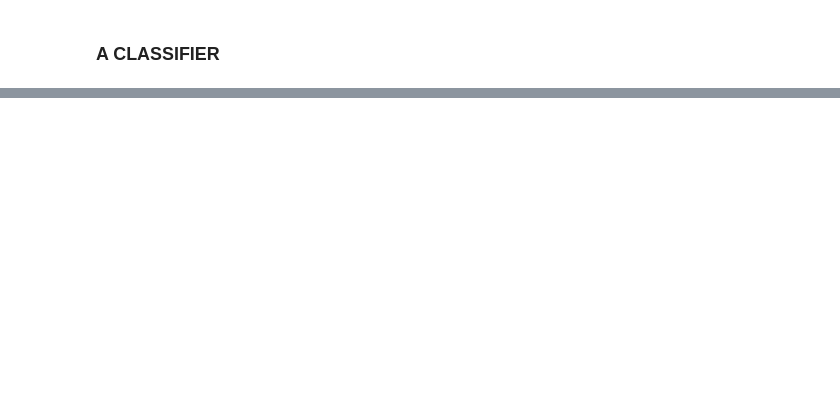
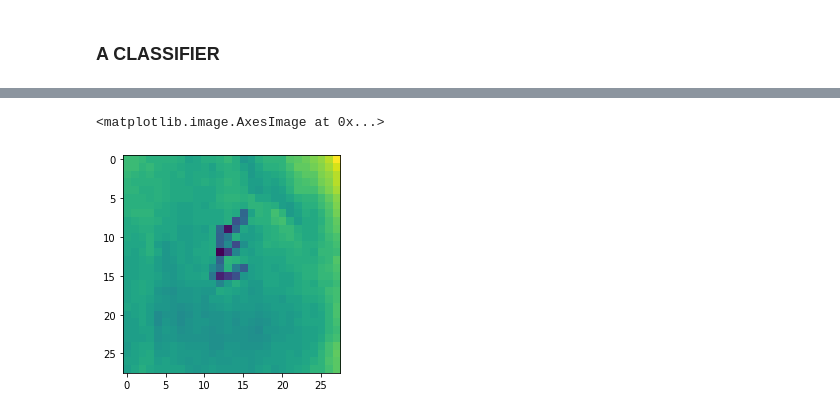
Before and after one commit to dclark18/ML2_TransferLearning, a Jupyter notebook: HW4.ipynb, the cells around one changed output, grey strips where cells are left out. Saved outputs shown, nothing was run; the diff lists cells and outputs as text; code cells hidden in the pictures; blank space fills up the shorter version.

```diff
--- a/HW4.ipynb
+++ b/HW4.ipynb
@@ -164,0 +221,6 @@ array([7, 2, 1, ..., 4, 5, 6], dtype=uint8)
+# %%
+im = im.convert("L")
+plt.imshow(im)
+# %% [output]
+<matplotlib.image.AxesImage at 0x...>
+[figure, added]
```
Also changed, not shown: parts of 37 cells of this notebook.
